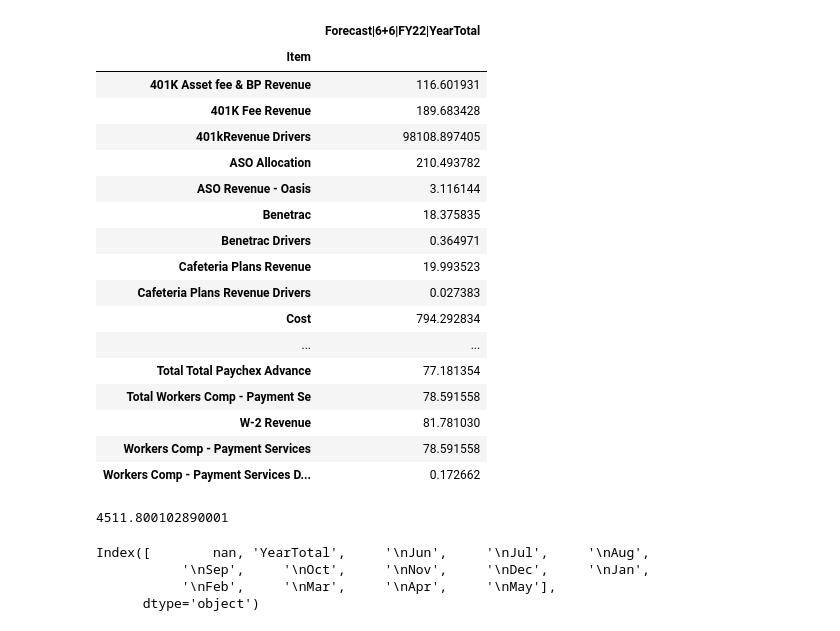
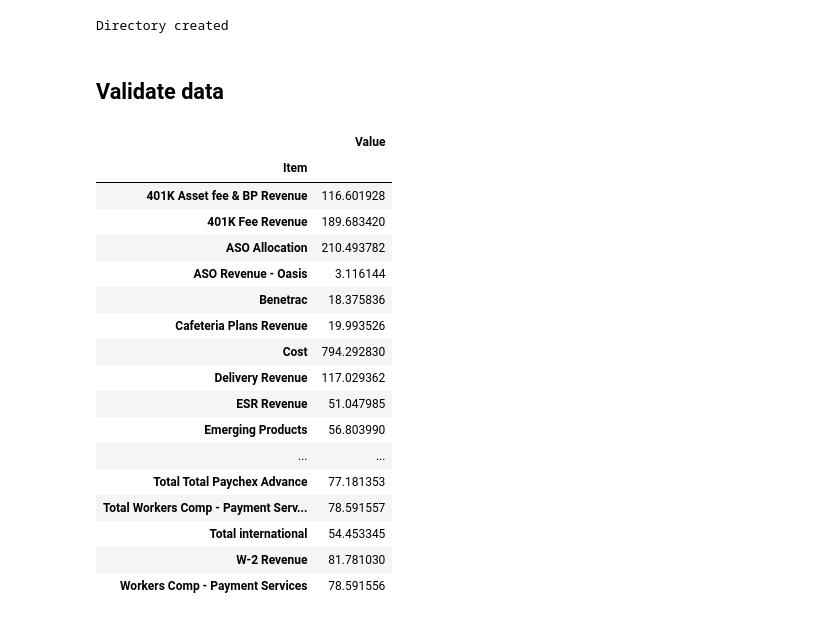
Before and after one commit to jluisjm/Paychex_revenue_forecast, a Jupyter notebook: notebooks/clean_data_detail.ipynb, the cells around one changed output. Cells and saved outputs as stored; diff of their text form; code cells hidden in the pictures.

Commit message:
clean data detail update

```diff
--- a/notebooks/clean_data_detail.ipynb
+++ b/notebooks/clean_data_detail.ipynb
@@ -12,3 +6,3 @@ from src.paychex_ml.clean_data import join_all
 # %%
-credentials = load_credentials("blob_storage",
-                               file="C:/Users/bruno.gonzalez/DataspellProjects/Paychex_revenue_forecast/credentials.yml")
+## Change the project path
+project_path = "C:/Users/bruno.gonzalez/DataspellProjects/Paychex_revenue_forecast"
@@ -171,0 +9,2 @@ df
+# %%
+file_list = os.listdir(project_path+"/data/raw")
@@ -171,0 +31,2 @@ df
+# %%
+df_predictable, df_drivers = join_all(file_list, file_mapping=project_path+"/mapping.csv", home_path=project_path)
@@ -172,25 +69,37 @@ df
+# %%
+# Save clean data in local path
+clean_path = project_path + "/data/clean/"
+if not os.path.exists(clean_path):
+    os.makedirs(clean_path)
+    print("Directory created")
+df_predictable.to_csv(clean_path+"table_predictable.csv", index=False)
+df_drivers.to_csv(clean_path+"table_drivers.csv", index=False)
+# %% [output]
+Directory created
+# %% [markdown]
+## Validate data
+# %%
+df_predictable['Value'] = df_predictable['Value'].astype(float)
 # %%
-df.loc[:,['Item','Forecast|6+6|FY22|YearTotal']].groupby('Item').sum()/1000000
+df_predictable[(df_predictable['Scenario']=='Forecast')&
+               (df_predictable['Version']=='6+6')&
+               (df_predictable['Fiscal Year']=='FY22')][['Item','Value']].groupby('Item').sum()/1000000
 # %% [output]
-|  | Forecast|6+6|FY22|YearTotal |
+|  | Value |
 | Item |  |
-| 401K Asset fee & BP Revenue | 116.601931 |
-| 401K Fee Revenue | 189.683428 |
-| 401kRevenue Drivers | 98108.897405 |
+| 401K Asset fee & BP Revenue | 116.601928 |
+| 401K Fee Revenue | 189.683420 |
 | ASO Allocation | 210.493782 |
 | ASO Revenue - Oasis | 3.116144 |
-| Benetrac | 18.375835 |
-| Benetrac Drivers | 0.364971 |
-| Cafeteria Plans Revenue | 19.993523 |
-| Cafeteria Plans Revenue Drivers | 0.027383 |
-| Cost | 794.292834 |
+| Benetrac | 18.375836 |
+| Cafeteria Plans Revenue | 19.993526 |
+| Cost | 794.292830 |
+| Delivery Revenue | 117.029362 |
+| ESR Revenue | 51.047985 |
+| Emerging Products | 56.803990 |
 | ... | ... |
-| Total Total Paychex Advance | 77.181354 |
-| Total Workers Comp - Payment Se | 78.591558 |
+| Total Total Paychex Advance | 77.181353 |
+| Total Workers Comp - Payment Serv... | 78.591557 |
+| Total international | 54.453345 |
 | W-2 Revenue | 81.781030 |
-| Workers Comp - Payment Services | 78.591558 |
-| Workers Comp - Payment Services D... | 0.172662 |
+| Workers Comp - Payment Services | 78.591556 |
-# %%
-df['Forecast|6+6|FY22|YearTotal'].sum()/1000000
-# %% [output]
-4511.800102890001
@@ -201,7 +105,0 @@ df.columns=idx
-# %%
-df.columns.get_level_values(3).unique()
-# %% [output]
-Index([        nan, 'YearTotal',     '\nJun',     '\nJul',     '\nAug',
-           '\nSep',     '\nOct',     '\nNov',     '\nDec',     '\nJan',
-           '\nFeb',     '\nMar',     '\nApr',     '\nMay'],
-      dtype='object')
```
Also changed, not shown: parts of 23 cells of this notebook, 4 other files.
